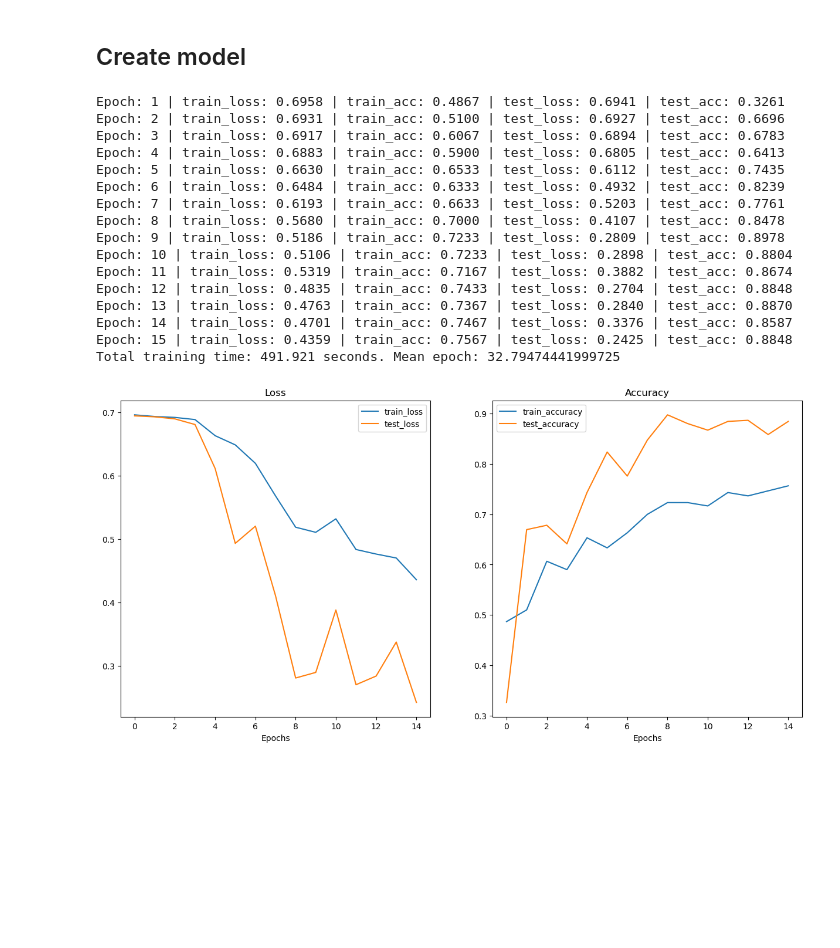
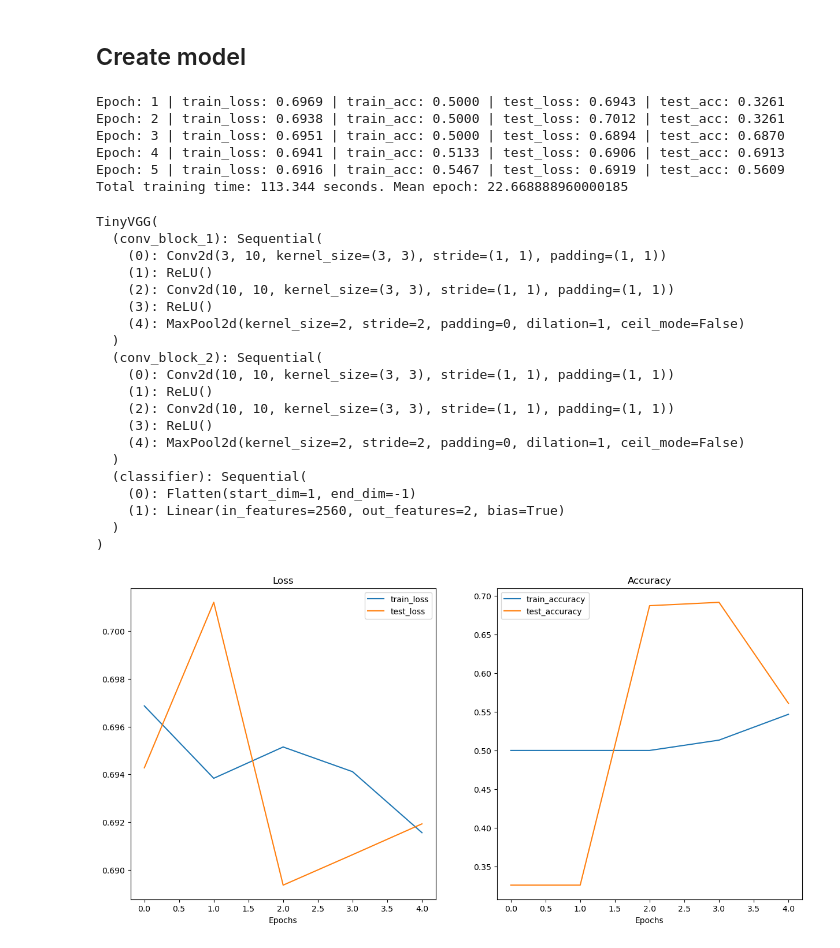
Before and after one commit to vburenkov/ML, a Jupyter notebook: NN_FINAL.ipynb, the cells around one changed output. Cells and saved outputs as stored; diff of their text form; code cells hidden in the pictures; blank space fills up the shorter version.

```diff
--- a/NN_FINAL.ipynb
+++ b/NN_FINAL.ipynb
@@ -443,3 +443,29 @@ class ExperimentFactory:
+# %%
+class ModelFactory:
+
+    def build_tinyvgg_model(image_transforms, num_hidden_units, create_loss, create_optimizer):
+
+        NUM_EPOCHS = 5
+        _BATCH_SIZE_ = 20
+        _NUM_WORKERS_ = os.cpu_count()
+
+        train_data = datasets.ImageFolder(root=train_path, transform=image_transforms)
+        test_data = datasets.ImageFolder(root=test_path, transform=image_transforms)
+
+        train_dataloader = DataLoader(dataset=train_data, batch_size=_BATCH_SIZE_, num_workers=_NUM_WORKERS_, shuffle=True, pin_memory=True)
+        test_dataloader = DataLoader(dataset=test_data, batch_size=_BATCH_SIZE_, num_workers=_NUM_WORKERS_, shuffle=False, pin_memory=True)
+
+        model_0 = TinyVGG(input_shape=3, hidden_units=num_hidden_units, output_shape=len(train_data.classes)).to(CudaHelper.get_device())
+        loss_fn = loss_type()
+        optimizer = optimizer_type(params = model_0.parameters(), lr=0.001)
+
+        start_time = timer()
+        model_0_results = ModelTrainer.train(model_0, train_dataloader, test_dataloader, optimizer, loss_fn, NUM_EPOCHS)
+        end_time = timer()
+        print(f"Total training time: {end_time-start_time:.3f} seconds. Mean epoch: {(end_time-start_time)/NUM_EPOCHS}")
+
+        ModelTrainer.plot_loss_curves(model_0_results)
+        return model_0
 # %%
 def train_vgg_0():
 
@@ -463,23 +489,33 @@ def train_vgg_0():
     print(f"Total training time: {end_time-start_time:.3f} seconds. Mean epoch: {(end_time-start_time)/NUM_EPOCHS}")
 
     ModelTrainer.plot_loss_curves(model_0_results)
-# %%
-train_vgg_0()
-# %% [output]
-Epoch: 1 | train_loss: 0.6958 | train_acc: 0.4867 | test_loss: 0.6941 | test_acc: 0.3261
-Epoch: 2 | train_loss: 0.6931 | train_acc: 0.5100 | test_loss: 0.6927 | test_acc: 0.6696
-Epoch: 3 | train_loss: 0.6917 | train_acc: 0.6067 | test_loss: 0.6894 | test_acc: 0.6783
-Epoch: 4 | train_loss: 0.6883 | train_acc: 0.5900 | test_loss: 0.6805 | test_acc: 0.6413
-Epoch: 5 | train_loss: 0.6630 | train_acc: 0.6533 | test_loss: 0.6112 | test_acc: 0.7435
-Epoch: 6 | train_loss: 0.6484 | train_acc: 0.6333 | test_loss: 0.4932 | test_acc: 0.8239
-Epoch: 7 | train_loss: 0.6193 | train_acc: 0.6633 | test_loss: 0.5203 | test_acc: 0.7761
-Epoch: 8 | train_loss: 0.5680 | train_acc: 0.7000 | test_loss: 0.4107 | test_acc: 0.8478
-Epoch: 9 | train_loss: 0.5186 | train_acc: 0.7233 | test_loss: 0.2809 | test_acc: 0.8978
-Epoch: 10 | train_loss: 0.5106 | train_acc: 0.7233 | test_loss: 0.2898 | test_acc: 0.8804
-Epoch: 11 | train_loss: 0.5319 | train_acc: 0.7167 | test_loss: 0.3882 | test_acc: 0.8674
-Epoch: 12 | train_loss: 0.4835 | train_acc: 0.7433 | test_loss: 0.2704 | test_acc: 0.8848
-Epoch: 13 | train_loss: 0.4763 | train_acc: 0.7367 | test_loss: 0.2840 | test_acc: 0.8870
-Epoch: 14 | train_loss: 0.4701 | train_acc: 0.7467 | test_loss: 0.3376 | test_acc: 0.8587
-Epoch: 15 | train_loss: 0.4359 | train_acc: 0.7567 | test_loss: 0.2425 | test_acc: 0.8848
-Total training time: 491.921 seconds. Mean epoch: 32.79474441999725
-[figure, removed]
+# %%
+ModelFactory.build_tinyvgg_model(simple_transform, 10, lambda: nn.CrossEntropyLoss, torch.optim.Adam)
+# %% [output]
+Epoch: 1 | train_loss: 0.6969 | train_acc: 0.5000 | test_loss: 0.6943 | test_acc: 0.3261
+Epoch: 2 | train_loss: 0.6938 | train_acc: 0.5000 | test_loss: 0.7012 | test_acc: 0.3261
+Epoch: 3 | train_loss: 0.6951 | train_acc: 0.5000 | test_loss: 0.6894 | test_acc: 0.6870
+Epoch: 4 | train_loss: 0.6941 | train_acc: 0.5133 | test_loss: 0.6906 | test_acc: 0.6913
+Epoch: 5 | train_loss: 0.6916 | train_acc: 0.5467 | test_loss: 0.6919 | test_acc: 0.5609
+Total training time: 113.344 seconds. Mean epoch: 22.668888960000185
+TinyVGG(
+  (conv_block_1): Sequential(
+    (0): Conv2d(3, 10, kernel_size=(3, 3), stride=(1, 1), padding=(1, 1))
+    (1): ReLU()
+    (2): Conv2d(10, 10, kernel_size=(3, 3), stride=(1, 1), padding=(1, 1))
+    (3): ReLU()
+    (4): MaxPool2d(kernel_size=2, stride=2, padding=0, dilation=1, ceil_mode=False)
+  )
+  (conv_block_2): Sequential(
+    (0): Conv2d(10, 10, kernel_size=(3, 3), stride=(1, 1), padding=(1, 1))
+    (1): ReLU()
+    (2): Conv2d(10, 10, kernel_size=(3, 3), stride=(1, 1), padding=(1, 1))
+    (3): ReLU()
+    (4): MaxPool2d(kernel_size=2, stride=2, padding=0, dilation=1, ceil_mode=False)
+  )
+  (classifier): Sequential(
+    (0): Flatten(start_dim=1, end_dim=-1)
+    (1): Linear(in_features=2560, out_features=2, bias=True)
+  )
+)
+[figure, added]
```
Also changed, not shown: parts of 4 cells of this notebook.
